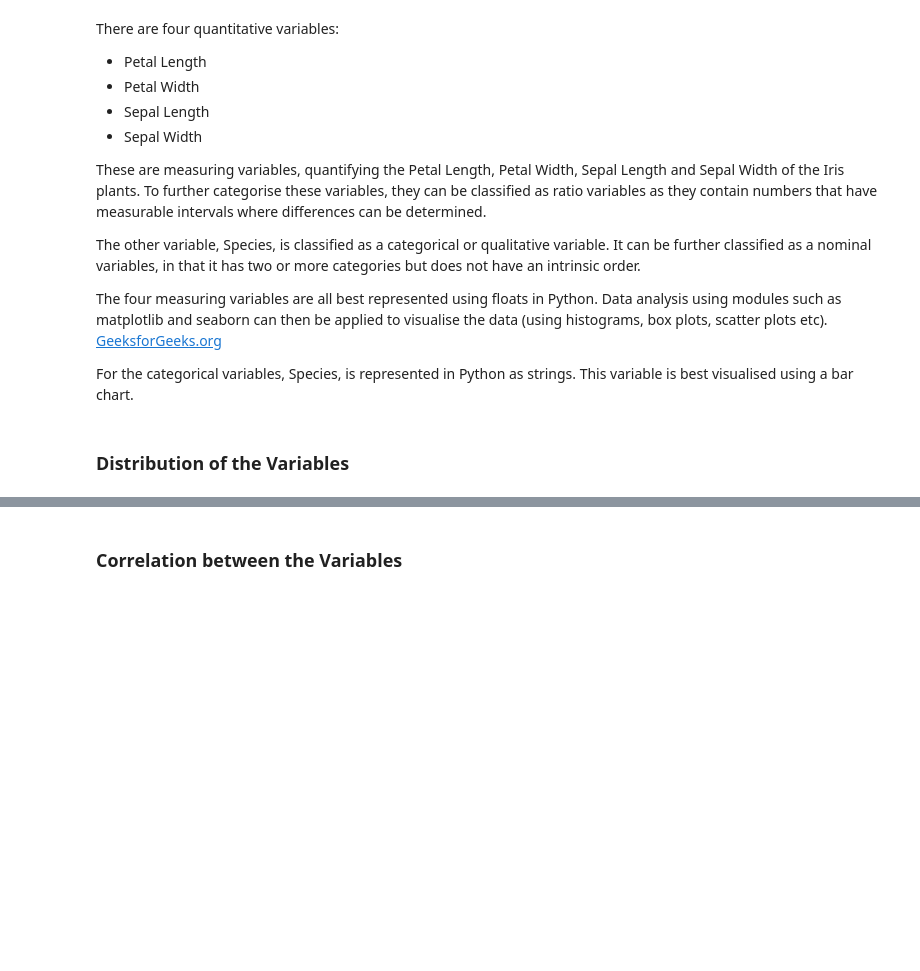
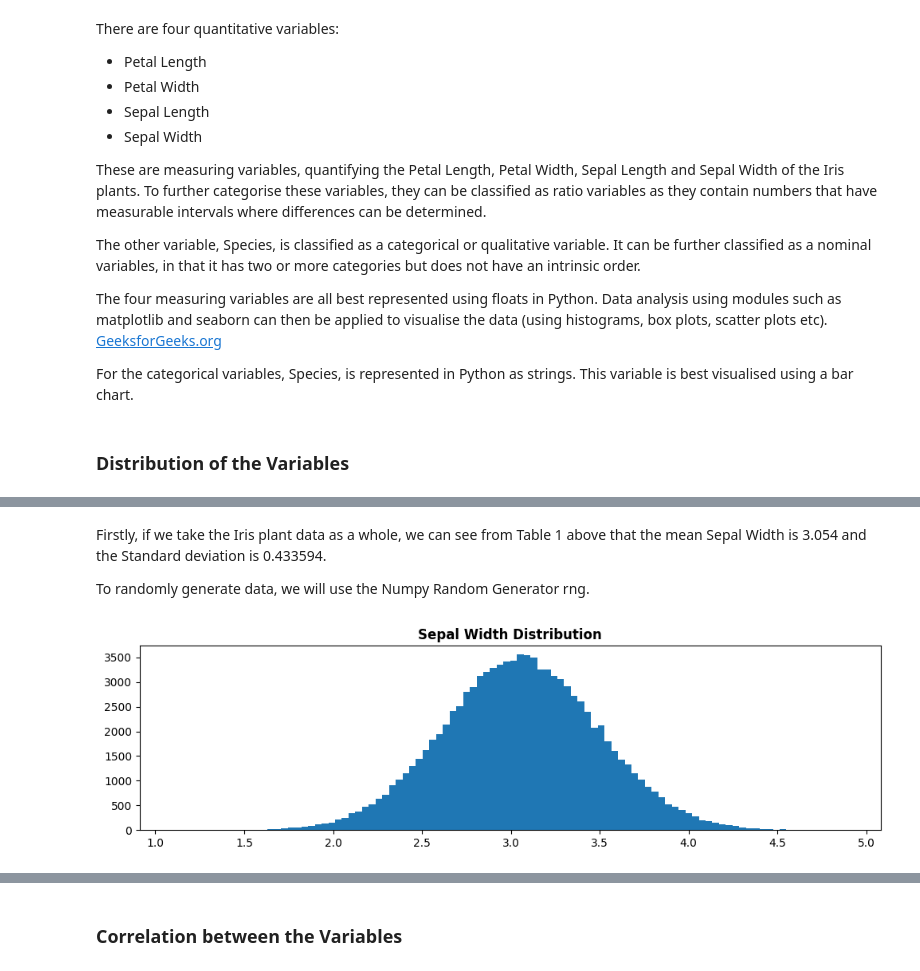
Before and after one commit to rachel-king4/fundamentalsofdataanalysis, a Jupyter notebook: project.ipynb, the cells around one changed output, grey strips where cells are left out. Cells and saved outputs as stored; diff of their text form; code cells hidden in the pictures; blank space fills up the shorter version.

```diff
--- a/project.ipynb
+++ b/project.ipynb
@@ -144,0 +196,14 @@ For the categorical variables, Species, is represented in Python as strings. Thi
+# %% [markdown]
+Firstly, if we take the Iris plant data as a whole, we can see from Table 1 above that the mean Sepal Width is 3.054 and the Standard deviation is 0.433594.
+
+To randomly generate data, we will use the Numpy Random Generator rng.
+# %%
+# random generator for Sepal Width
+sepal_width_dist = np.random.normal(loc=3.054, scale=0.433594, size=100000)
+fig, ax = plt.subplots(figsize=(12,3))
+
+# Plot a histogram
+ax.set_title("Sepal Width Distribution", fontweight='bold')
+ax.hist(sepal_width_dist, bins=100, density=False);
+# %% [output]
+[figure, added]
```
Also changed, not shown: parts of 6 cells of this notebook.
